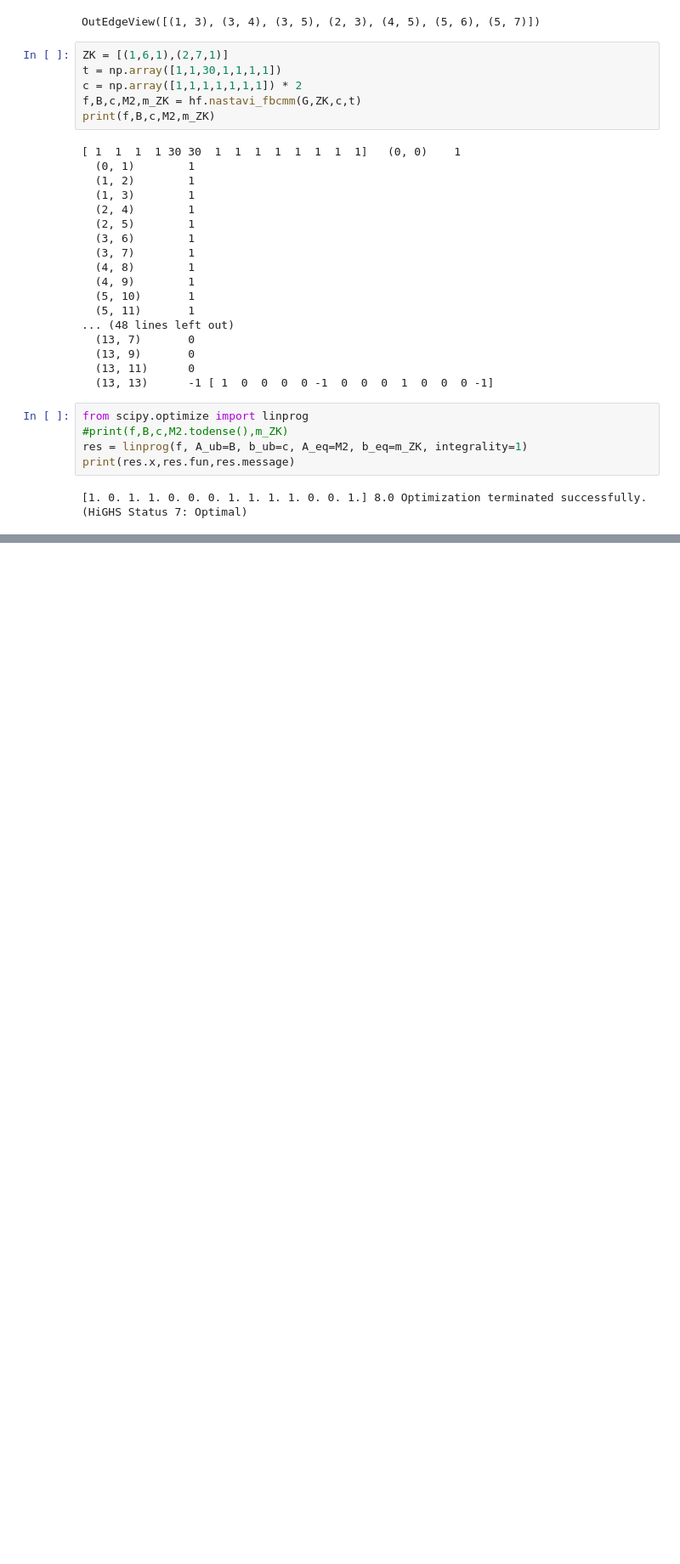
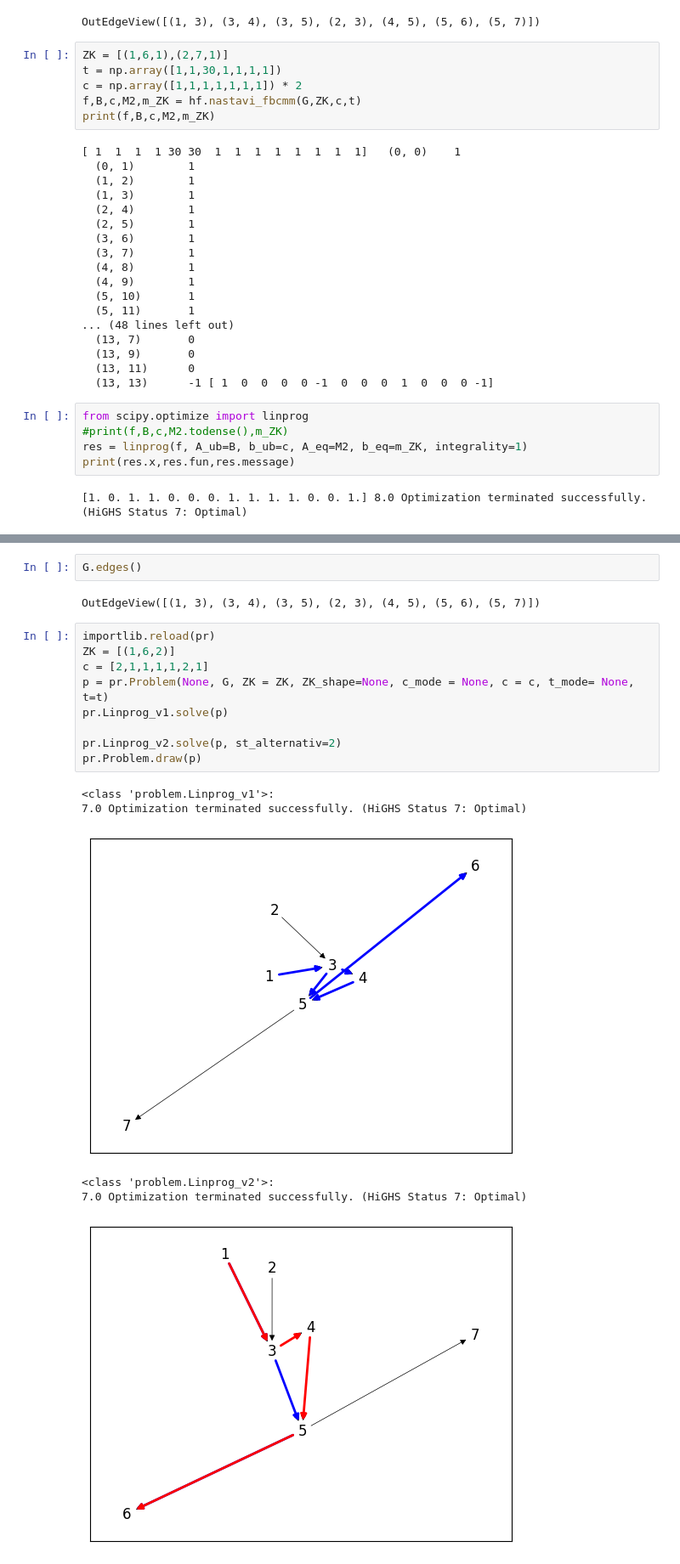
Before and after one commit to elgroselj/distributing_traffic, a Jupyter notebook: simple_primer.ipynb, the cells around one changed output, grey strips where cells are left out. Shown at 85% size. Cells and saved outputs as stored; diff of their text form; blank space fills up the shorter version.

```diff
--- a/simple_primer.ipynb
+++ b/simple_primer.ipynb
@@ -199,3 +198,23 @@ p.solve(mode="linprog_v1")
  [1. 0.]
  [0. 1.]]
 [figure]
+# %%
+G.edges()
+# %% [output]
+OutEdgeView([(1, 3), (3, 4), (3, 5), (2, 3), (4, 5), (5, 6), (5, 7)])
+# %%
+importlib.reload(pr)
+ZK = [(1,6,2)]
+c = [2,1,1,1,1,2,1]
+p = pr.Problem(None, G, ZK = ZK, ZK_shape=None, c_mode = None, c = c, t_mode= None, t=t)
+pr.Linprog_v1.solve(p)
+
+pr.Linprog_v2.solve(p, st_alternativ=2)
+pr.Problem.draw(p)
+# %% [output]
+<class 'problem.Linprog_v1'>:
+7.0 Optimization terminated successfully. (HiGHS Status 7: Optimal)
+[figure, added]
+<class 'problem.Linprog_v2'>:
+7.0 Optimization terminated successfully. (HiGHS Status 7: Optimal)
+[figure, added]
```
Also changed, not shown: parts of 2 cells of this notebook, 2 other files.
